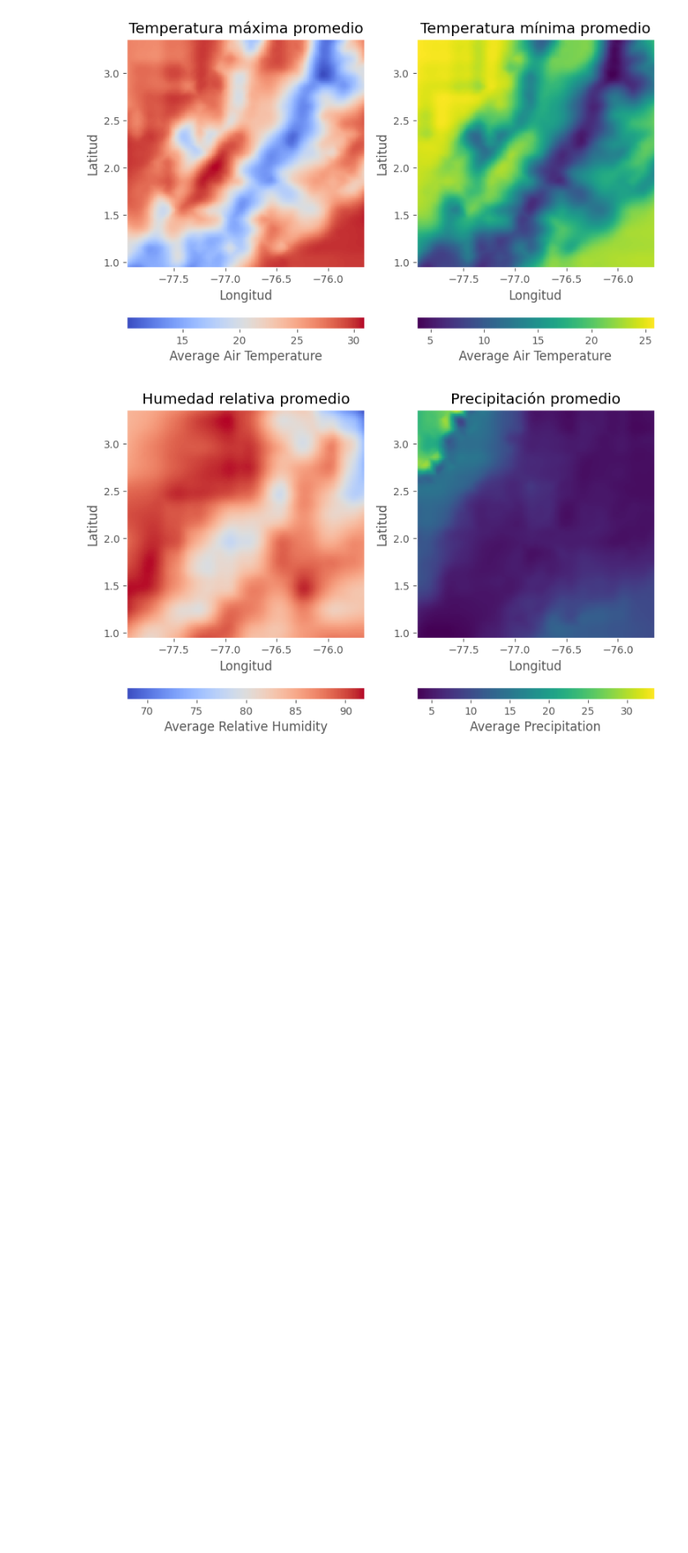
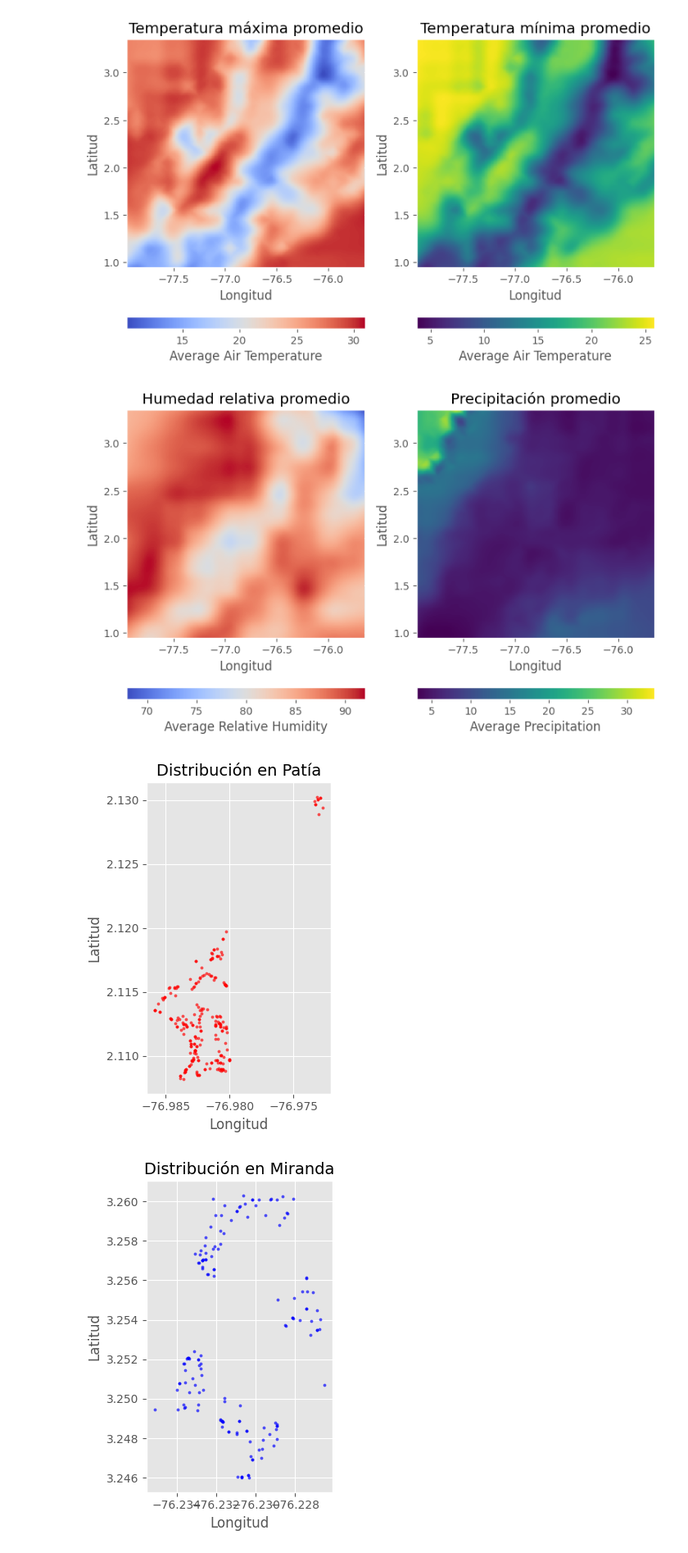
Before and after one commit to Zaprovic/bootcamp-data-analysis, a Jupyter notebook: src/dengue.ipynb, the cells around one changed output. Shown at 82% size. Saved outputs shown, nothing was run; the diff lists cells and outputs as text; code cells hidden in the pictures; blank space fills up the shorter version.

```diff
--- a/src/dengue.ipynb
+++ b/src/dengue.ipynb
@@ -613,46 +618,40 @@ plt.show()
 [figure]
 [figure]
 # %%
-# import geopandas as gpd
-# import matplotlib.pyplot as plt
-# import seaborn as sns
+import geopandas as gpd
+import matplotlib.pyplot as plt
+import seaborn as sns
 
-# # Get location data
-# df_location = df_entomologico[['county', 'decimalLatitude', 'decimalLongitude']]
+# Get location data
+df_patia = df_entomologico[df_entomologico['Municipio'] == 'Patía']
+df_miranda = df_entomologico[df_entomologico['Municipio'] == 'Miranda']
+df_piamonte = df_entomologico[df_entomologico['Municipio'] == 'Piamonte']
 
-# # Filter by county
-# df_location_b1 = df_location[df_location['county'] == 'Patía']
-# df_location_b2 = df_location[df_location['county'] == 'Miranda']
-# df_location_b3 = df_location[df_location['county'] == 'Piamonte']
+# Create GeoDataFrames for each county
+gdf_patia = gpd.GeoDataFrame(df_patia, geometry=gpd.points_from_xy(df_patia.decimalLongitude, df_patia.decimalLatitude))
+gdf_miranda = gpd.GeoDataFrame(df_miranda, geometry=gpd.points_from_xy(df_miranda.decimalLongitude, df_miranda.decimalLatitude))
+gdf_piamonte = gpd.GeoDataFrame(df_piamonte, geometry=gpd.points_from_xy(df_piamonte.decimalLongitude, df_piamonte.decimalLatitude))
 
-# # Create GeoDataFrames for each county
-# gdf_patia = gpd.GeoDataFrame(df_location_b1, geometry=gpd.points_from_xy(df_location_b1.decimalLongitude, df_location_b1.decimalLatitude))
-# gdf_miranda = gpd.GeoDataFrame(df_location_b2, geometry=gpd.points_from_xy(df_location_b2.decimalLongitude, df_location_b2.decimalLatitude))
-# gdf_piamonte = gpd.GeoDataFrame(df_location_b3, geometry=gpd.points_from_xy(df_location_b3.decimalLongitude, df_location_b3.decimalLatitude))
+ax = gdf_patia.plot(marker='o', color='red', markersize=5, alpha=0.6)
+plt.title('Distribución en Patía', fontsize=14)
+plt.xlabel('Longitud')
+plt.ylabel('Latitud')
+plt.tight_layout()
+plt.show()
 
-# # Create first figure for Patía - wider ratio
-# plt.figure(figsize=(24, 12))
-# ax = gdf_patia.plot(marker='o', color='red', markersize=5, alpha=0.6)
-# plt.title('Distribución en Patía', fontsize=14)
-# plt.xlabel('Longitud')
-# plt.ylabel('Latitud')
-# plt.tight_layout()
-# plt.show()
+ax = gdf_miranda.plot(marker='o', color='blue', markersize=5, alpha=0.6)
+plt.title('Distribución en Miranda', fontsize=14)
+plt.xlabel('Longitud')
+plt.ylabel('Latitud')
+plt.tight_layout()
+plt.show()
 
-# # Create second figure for Miranda - wider ratio
-# plt.figure(figsize=(16, 8))
-# gdf_miranda.plot(marker='o', color='blue', markersize=5, alpha=0.6)
-# plt.title('Distribución en Miranda', fontsize=14)
-# plt.xlabel('Longitud')
-# plt.ylabel('Latitud')
-# plt.tight_layout()
-# plt.show()
-
-# # Create third figure for Piamonte - wider ratio
-# plt.figure(figsize=(16, 8))
-# gdf_piamonte.plot(marker='o', color='green', markersize=5, alpha=0.6)
-# plt.title('Distribución en Piamonte', fontsize=14)
-# plt.xlabel('Longitud')
-# plt.ylabel('Latitud')
-# plt.tight_layout()
-# plt.show()
+ax = gdf_piamonte.plot(marker='o', color='green', markersize=5, alpha=0.6)
+plt.title('Distribución en Piamonte', fontsize=14)
+plt.xlabel('Longitud')
+plt.ylabel('Latitud')
+plt.tight_layout()
+plt.show()
+# %% [output]
+[figure, added]
+[figure, added]
```
Also changed, not shown: parts of 4 cells of this notebook.
